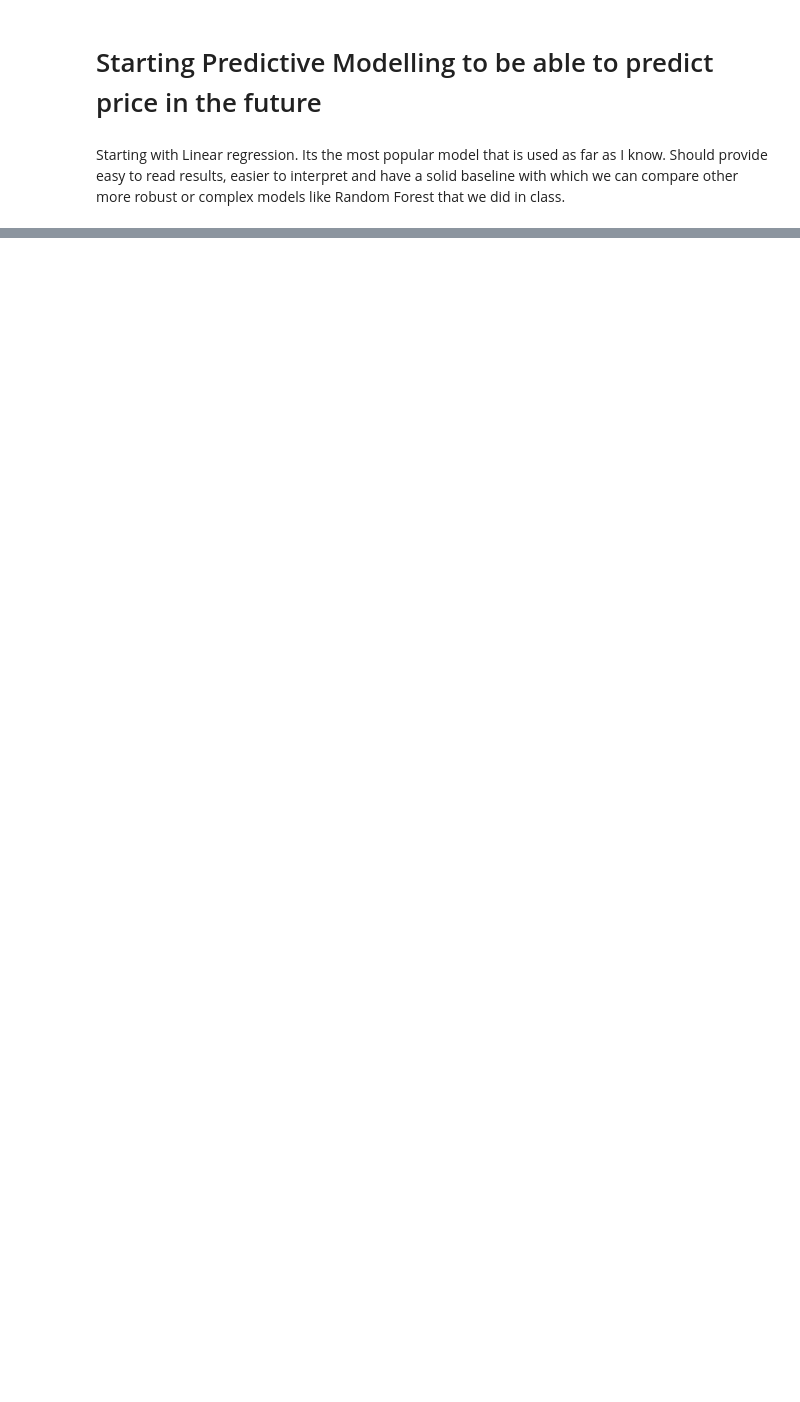
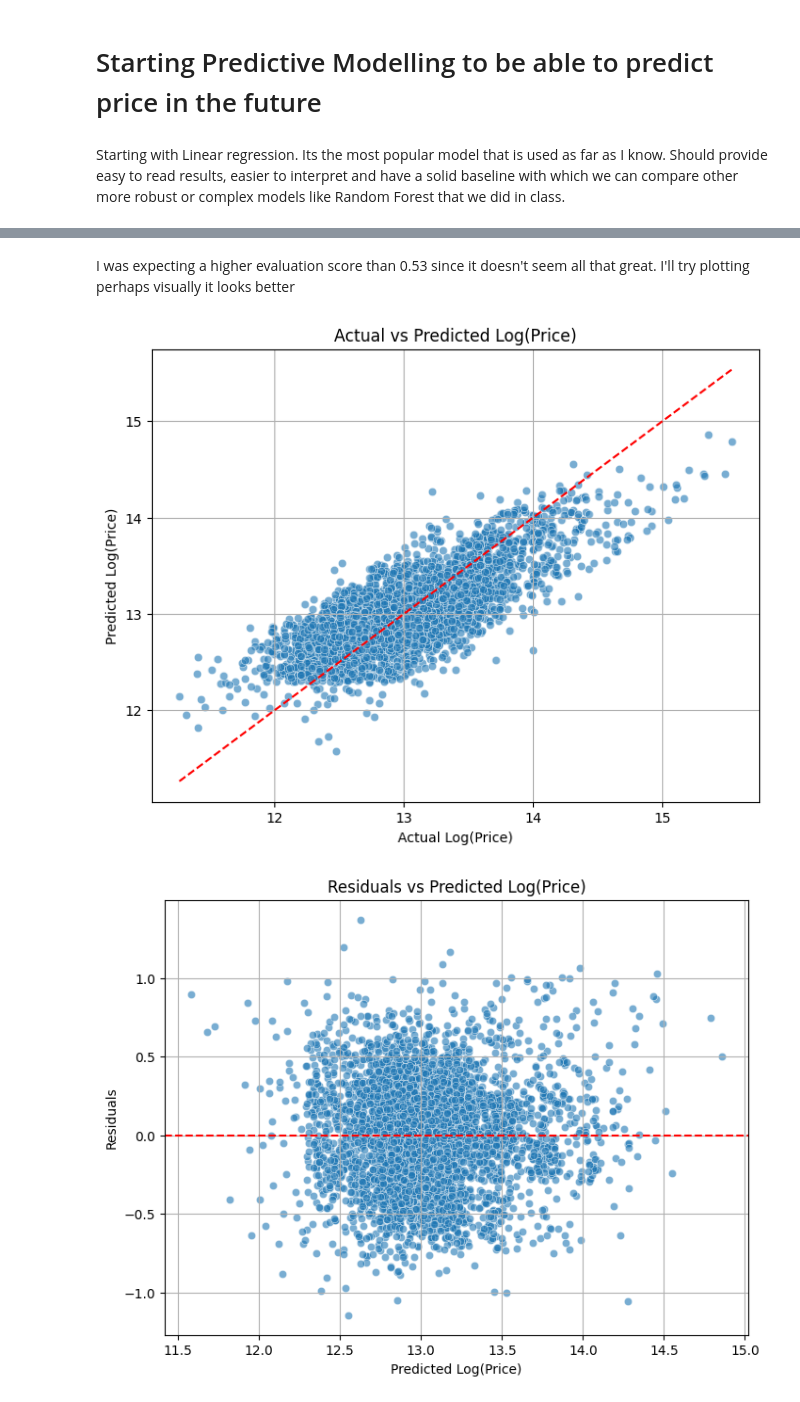
Before and after one commit to OmerTDK/Paris-Housing-Analysis, a Jupyter notebook: Analysis.ipynb, the cells around one changed output, grey strips where cells are left out. Cells and saved outputs as stored; diff of their text form; code cells hidden in the pictures; blank space fills up the shorter version.

```diff
--- a/Analysis.ipynb
+++ b/Analysis.ipynb
@@ -665,0 +717,26 @@ Starting with Linear regression. Its the most popular model that is used as far
+# %% [markdown]
+I was expecting a higher evaluation score than 0.53 since it doesn't seem all that great. I'll try plotting perhaps visually it looks better
+# %%
+# 1. Actual vs Predicted (Log Price)
+plt.figure(figsize=(8, 6))
+sns.scatterplot(x=y_test, y=y_pred, alpha=0.6)
+plt.plot([y_test.min(), y_test.max()], [y_test.min(), y_test.max()], 'r--')  # perfect prediction line
+plt.xlabel('Actual Log(Price)')
+plt.ylabel('Predicted Log(Price)')
+plt.title('Actual vs Predicted Log(Price)')
+plt.grid(True)
+plt.show()
+
+# 2. Residual Plot
+residuals = y_test - y_pred
+plt.figure(figsize=(8, 6))
+sns.scatterplot(x=y_pred, y=residuals, alpha=0.6)
+plt.axhline(0, color='red', linestyle='--')
+plt.xlabel('Predicted Log(Price)')
+plt.ylabel('Residuals')
+plt.title('Residuals vs Predicted Log(Price)')
+plt.grid(True)
+plt.show()
+# %% [output]
+[figure, added]
+[figure, added]
```
Also changed, not shown: parts of 12 cells of this notebook.
